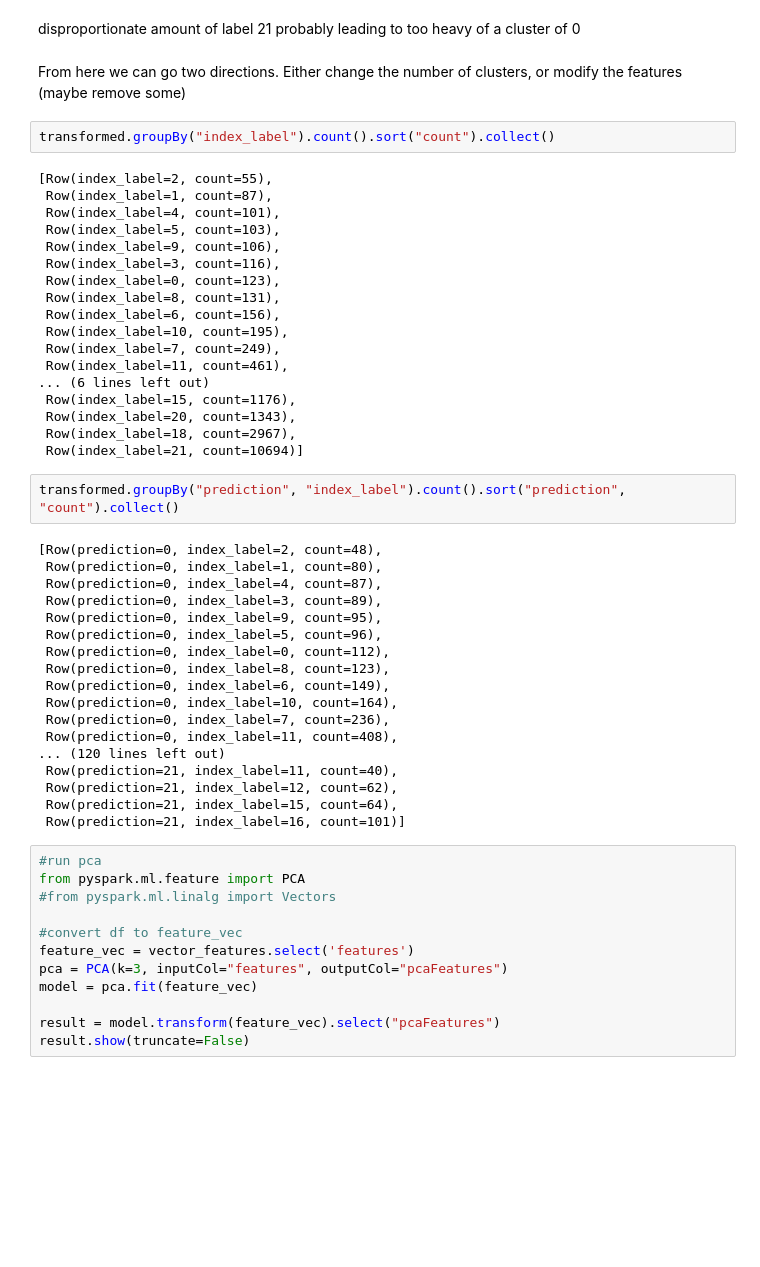
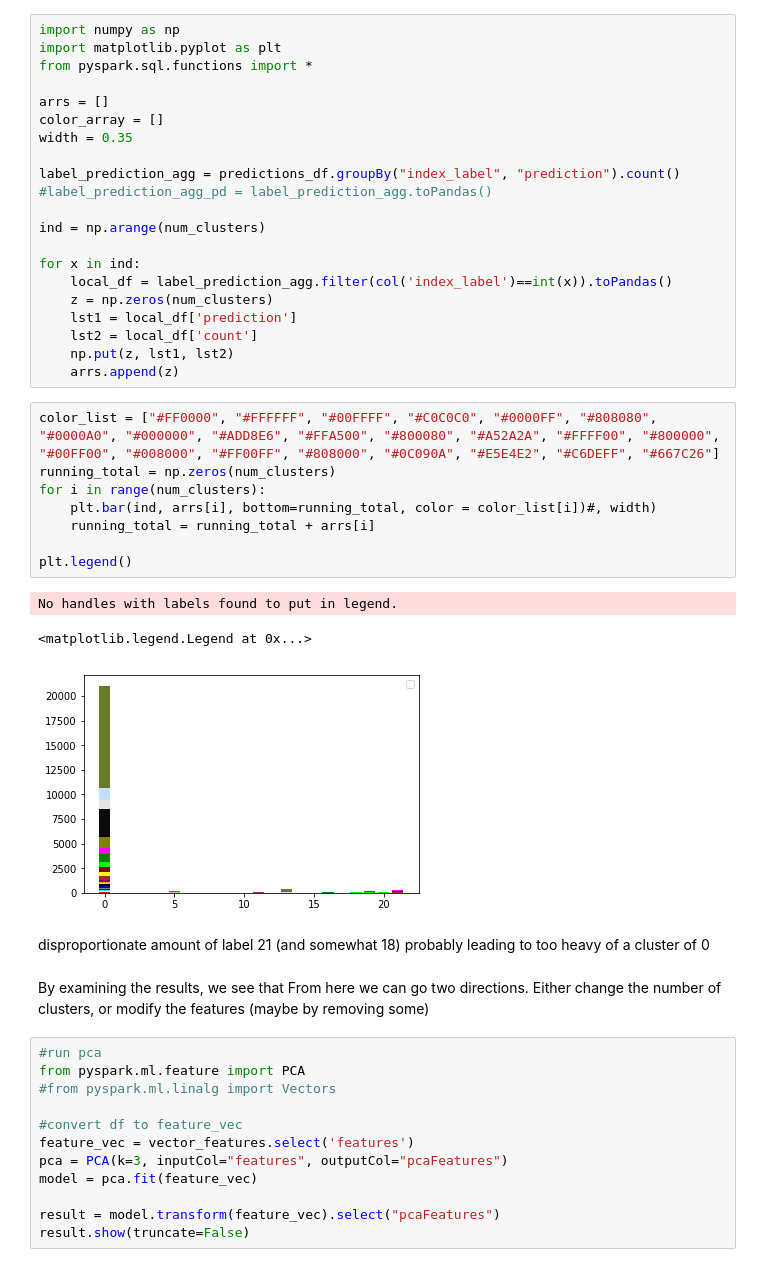
Before and after one commit to 8t88/kdd-cluster, a Jupyter notebook: notebooks/spark_cluster.ipynb, the cells around one changed output. Saved outputs shown, nothing was run; the diff lists cells and outputs as text; blank space fills up the shorter version.

```diff
--- a/notebooks/spark_cluster.ipynb
+++ b/notebooks/spark_cluster.ipynb
@@ -162,47 +123,41 @@ plt.show()
+# %%
+import numpy as np
+import matplotlib.pyplot as plt
+from pyspark.sql.functions import *
+
+arrs = []
+color_array = []
+width = 0.35
+
+label_prediction_agg = predictions_df.groupBy("index_label", "prediction").count()
+#label_prediction_agg_pd = label_prediction_agg.toPandas()
+
+ind = np.arange(num_clusters)
+
+for x in ind:
+    local_df = label_prediction_agg.filter(col('index_label')==int(x)).toPandas()
+    z = np.zeros(num_clusters)
+    lst1 = local_df['prediction']
+    lst2 = local_df['count']
+    np.put(z, lst1, lst2)
+    arrs.append(z)
+# %%
+color_list = ["#FF0000", "#FFFFFF", "#00FFFF", "#C0C0C0", "#0000FF", "#808080", "#0000A0", "#000000", "#ADD8E6", "#FFA500", "#800080", "#A52A2A", "#FFFF00", "#800000", "#00FF00", "#008000", "#FF00FF", "#808000", "#0C090A", "#E5E4E2", "#C6DEFF", "#667C26"]
+running_total = np.zeros(num_clusters)
+for i in range(num_clusters):
+    plt.bar(ind, arrs[i], bottom=running_total, color = color_list[i])#, width)
+    running_total = running_total + arrs[i]
+
+plt.legend()
+# %% [output]
+No handles with labels found to put in legend.
+<matplotlib.legend.Legend at 0x...>
+[figure, added]
 # %% [markdown]
-disproportionate amount of label 21 probably leading to too heavy of a cluster of 0
+disproportionate amount of label 21 (and somewhat 18) probably leading to too heavy of a cluster of 0
 # %% [markdown]
-From here we can go two directions. Either change the number of clusters, or modify the features (maybe remove some)
+By examining the results, we see that
+From here we can go two directions. Either change the number of clusters, or modify the features (maybe by removing some)
-# %%
-transformed.groupBy("index_label").count().sort("count").collect()
-# %% [output]
-[Row(index_label=2, count=55),
- Row(index_label=1, count=87),
- Row(index_label=4, count=101),
- Row(index_label=5, count=103),
- Row(index_label=9, count=106),
- Row(index_label=3, count=116),
- Row(index_label=0, count=123),
- Row(index_label=8, count=131),
- Row(index_label=6, count=156),
- Row(index_label=10, count=195),
- Row(index_label=7, count=249),
- Row(index_label=11, count=461),
-... (6 lines left out)
- Row(index_label=15, count=1176),
- Row(index_label=20, count=1343),
- Row(index_label=18, count=2967),
- Row(index_label=21, count=10694)]
-# %%
-transformed.groupBy("prediction", "index_label").count().sort("prediction", "count").collect()
-# %% [output]
-[Row(prediction=0, index_label=2, count=48),
- Row(prediction=0, index_label=1, count=80),
- Row(prediction=0, index_label=4, count=87),
- Row(prediction=0, index_label=3, count=89),
- Row(prediction=0, index_label=9, count=95),
- Row(prediction=0, index_label=5, count=96),
- Row(prediction=0, index_label=0, count=112),
- Row(prediction=0, index_label=8, count=123),
- Row(prediction=0, index_label=6, count=149),
- Row(prediction=0, index_label=10, count=164),
- Row(prediction=0, index_label=7, count=236),
- Row(prediction=0, index_label=11, count=408),
-... (120 lines left out)
- Row(prediction=21, index_label=11, count=40),
- Row(prediction=21, index_label=12, count=62),
- Row(prediction=21, index_label=15, count=64),
- Row(prediction=21, index_label=16, count=101)]
 # %%
 #run pca
 from pyspark.ml.feature import PCA
```
Also changed, not shown: parts of 17 cells of this notebook, 5 other files.
